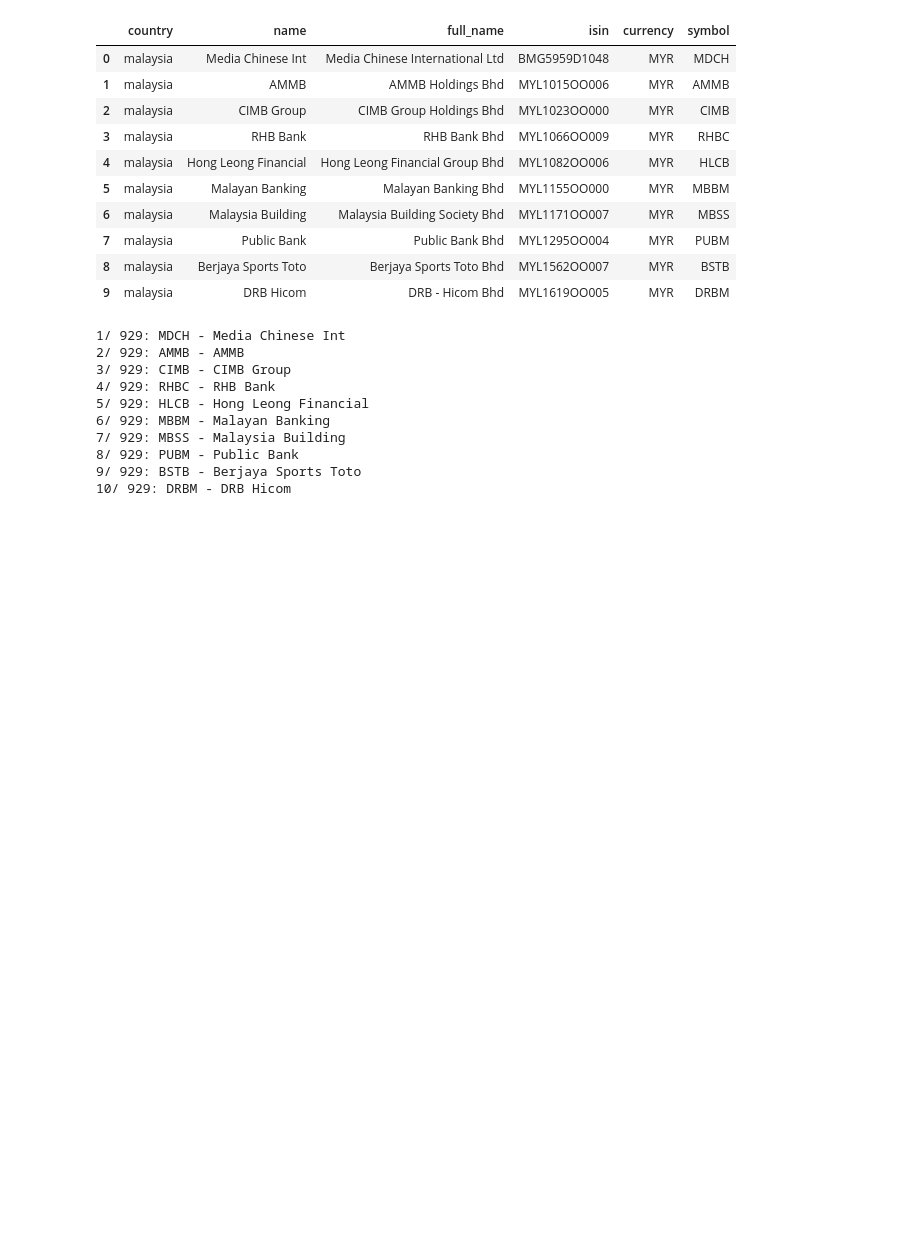
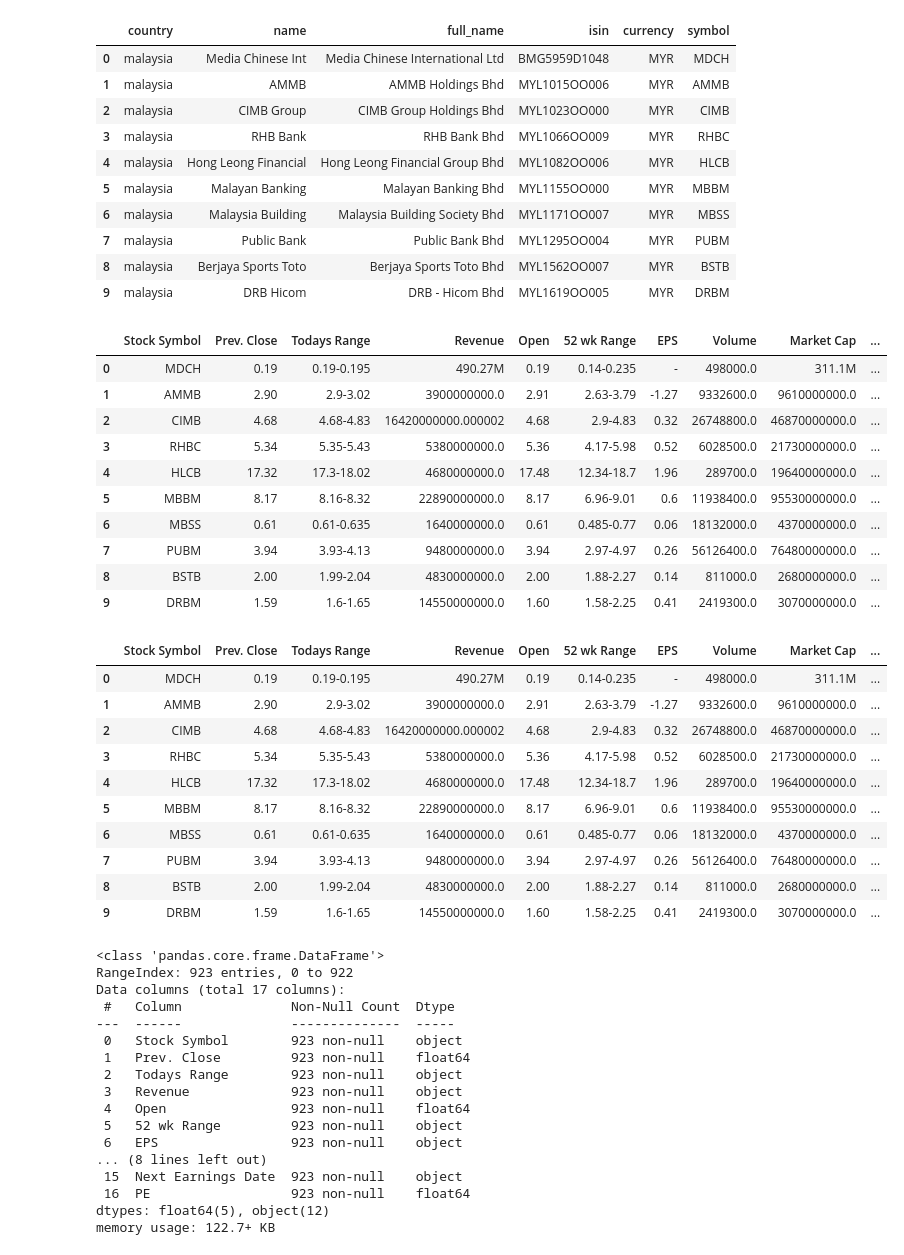
Before and after one commit to alpha2phi/jupyter-notebooks, a Jupyter notebook: nbs/02_00_stocks_selection.ipynb, the cells around one changed output. Drawn from its saved outputs; the diff is of its cells as text; code cells hidden in the pictures; blank space fills up the shorter version.

```diff
--- a/nbs/02_00_stocks_selection.ipynb
+++ b/nbs/02_00_stocks_selection.ipynb
@@ -143,15 +148,53 @@ def download_stocks_dividends(df):
 # %%
 #download_stocks_info(df_stocks)
 
-download_stocks_dividends(df_stocks)
+#download_stocks_dividends(df_stocks)
-# %% [output]
-1/ 929: MDCH - Media Chinese Int
-2/ 929: AMMB - AMMB
-3/ 929: CIMB - CIMB Group
-4/ 929: RHBC - RHB Bank
-5/ 929: HLCB - Hong Leong Financial
-6/ 929: MBBM - Malayan Banking
-7/ 929: MBSS - Malaysia Building
-8/ 929: PUBM - Public Bank
-9/ 929: BSTB - Berjaya Sports Toto
-10/ 929: DRBM - DRB Hicom
+# %%
+df_stocks_info = read_csv(STOCKS_INFO_DATASET)
+display(df_stocks_info.head(10))
+
+# Convert PE ratio
+df_stocks_info['PE'] = df_stocks_info['P/E Ratio'].apply(lambda x: float(x.replace('%','').replace('-','0')))
+#df_stocks_info['Next Earning'] = pd.to_datetime(df_stocks_info['Next Earnings Date'], format='%d/%m/%Y', errors='ignore')
+display(df_stocks_info.head(10))
+df_stocks_info.info()
+# %% [output]
+|  | Stock Symbol | Prev. Close | Todays Range | Revenue | Open | 52 wk Range | EPS | Volume | Market Cap | ... |
+| 0 | MDCH | 0.19 | 0.19-0.195 | 490.27M | 0.19 | 0.14-0.235 | - | 498000.0 | 311.1M | ... |
+| 1 | AMMB | 2.90 | 2.9-3.02 | 3900000000.0 | 2.91 | 2.63-3.79 | -1.27 | 9332600.0 | 9610000000.0 | ... |
+| 2 | CIMB | 4.68 | 4.68-4.83 | 16420000000.000002 | 4.68 | 2.9-4.83 | 0.32 | 26748800.0 | 46870000000.0 | ... |
+| 3 | RHBC | 5.34 | 5.35-5.43 | 5380000000.0 | 5.36 | 4.17-5.98 | 0.52 | 6028500.0 | 21730000000.0 | ... |
+| 4 | HLCB | 17.32 | 17.3-18.02 | 4680000000.0 | 17.48 | 12.34-18.7 | 1.96 | 289700.0 | 19640000000.0 | ... |
+| 5 | MBBM | 8.17 | 8.16-8.32 | 22890000000.0 | 8.17 | 6.96-9.01 | 0.6 | 11938400.0 | 95530000000.0 | ... |
+| 6 | MBSS | 0.61 | 0.61-0.635 | 1640000000.0 | 0.61 | 0.485-0.77 | 0.06 | 18132000.0 | 4370000000.0 | ... |
+| 7 | PUBM | 3.94 | 3.93-4.13 | 9480000000.0 | 3.94 | 2.97-4.97 | 0.26 | 56126400.0 | 76480000000.0 | ... |
+| 8 | BSTB | 2.00 | 1.99-2.04 | 4830000000.0 | 2.00 | 1.88-2.27 | 0.14 | 811000.0 | 2680000000.0 | ... |
+| 9 | DRBM | 1.59 | 1.6-1.65 | 14550000000.0 | 1.60 | 1.58-2.25 | 0.41 | 2419300.0 | 3070000000.0 | ... |
+|  | Stock Symbol | Prev. Close | Todays Range | Revenue | Open | 52 wk Range | EPS | Volume | Market Cap | ... |
+| 0 | MDCH | 0.19 | 0.19-0.195 | 490.27M | 0.19 | 0.14-0.235 | - | 498000.0 | 311.1M | ... |
+| 1 | AMMB | 2.90 | 2.9-3.02 | 3900000000.0 | 2.91 | 2.63-3.79 | -1.27 | 9332600.0 | 9610000000.0 | ... |
+| 2 | CIMB | 4.68 | 4.68-4.83 | 16420000000.000002 | 4.68 | 2.9-4.83 | 0.32 | 26748800.0 | 46870000000.0 | ... |
+| 3 | RHBC | 5.34 | 5.35-5.43 | 5380000000.0 | 5.36 | 4.17-5.98 | 0.52 | 6028500.0 | 21730000000.0 | ... |
+| 4 | HLCB | 17.32 | 17.3-18.02 | 4680000000.0 | 17.48 | 12.34-18.7 | 1.96 | 289700.0 | 19640000000.0 | ... |
+| 5 | MBBM | 8.17 | 8.16-8.32 | 22890000000.0 | 8.17 | 6.96-9.01 | 0.6 | 11938400.0 | 95530000000.0 | ... |
+| 6 | MBSS | 0.61 | 0.61-0.635 | 1640000000.0 | 0.61 | 0.485-0.77 | 0.06 | 18132000.0 | 4370000000.0 | ... |
+| 7 | PUBM | 3.94 | 3.93-4.13 | 9480000000.0 | 3.94 | 2.97-4.97 | 0.26 | 56126400.0 | 76480000000.0 | ... |
+| 8 | BSTB | 2.00 | 1.99-2.04 | 4830000000.0 | 2.00 | 1.88-2.27 | 0.14 | 811000.0 | 2680000000.0 | ... |
+| 9 | DRBM | 1.59 | 1.6-1.65 | 14550000000.0 | 1.60 | 1.58-2.25 | 0.41 | 2419300.0 | 3070000000.0 | ... |
+<class 'pandas.core.frame.DataFrame'>
+RangeIndex: 923 entries, 0 to 922
+Data columns (total 17 columns):
+ #   Column              Non-Null Count  Dtype
+---  ------              --------------  -----
+ 0   Stock Symbol        923 non-null    object
+ 1   Prev. Close         923 non-null    float64
+ 2   Todays Range        923 non-null    object
+ 3   Revenue             923 non-null    object
+ 4   Open                923 non-null    float64
+ 5   52 wk Range         923 non-null    object
+ 6   EPS                 923 non-null    object
+... (8 lines left out)
+ 15  Next Earnings Date  923 non-null    object
+ 16  PE                  923 non-null    float64
+dtypes: float64(5), object(12)
+memory usage: 122.7+ KB
```
Also changed, not shown: parts of 8 cells of this notebook, 5 other files.
